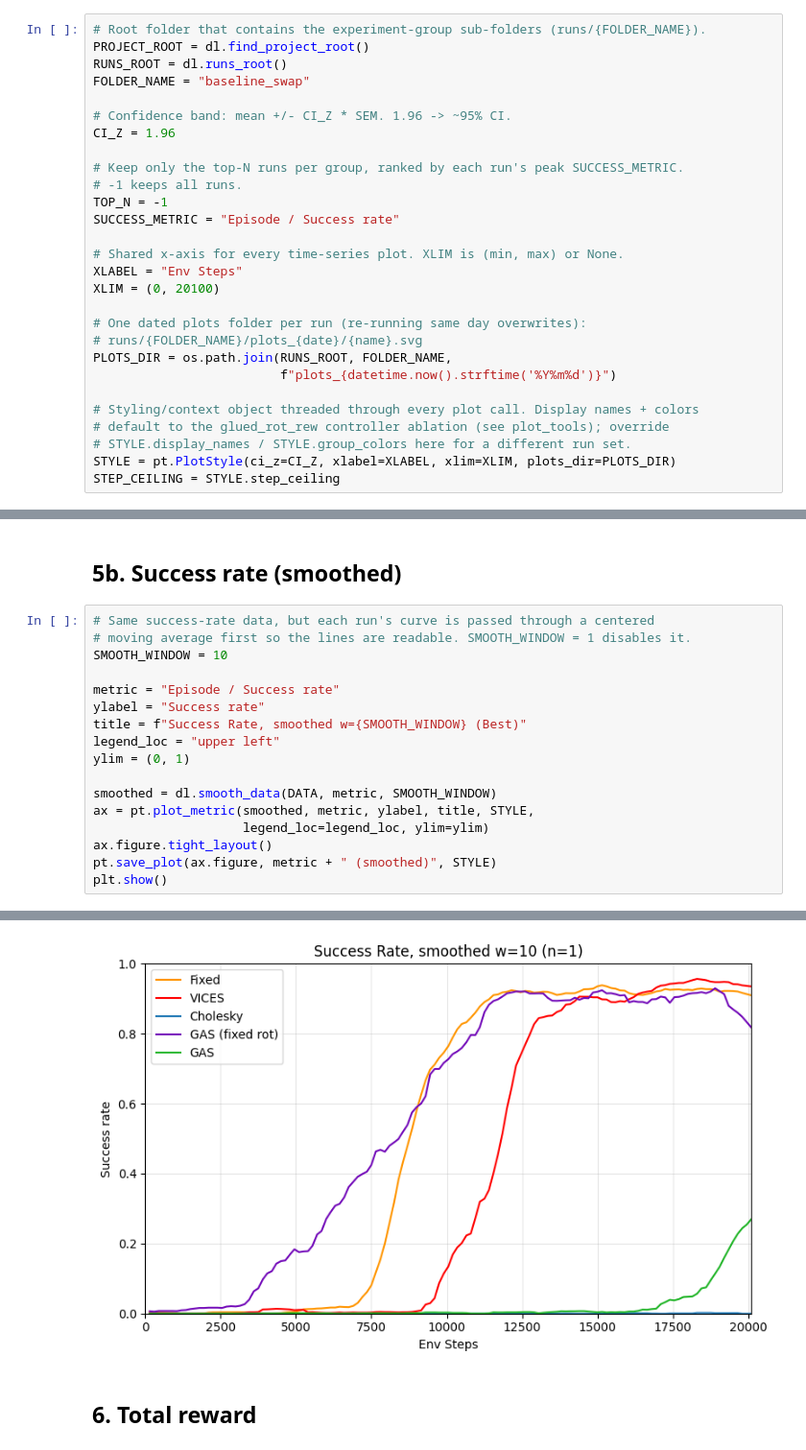
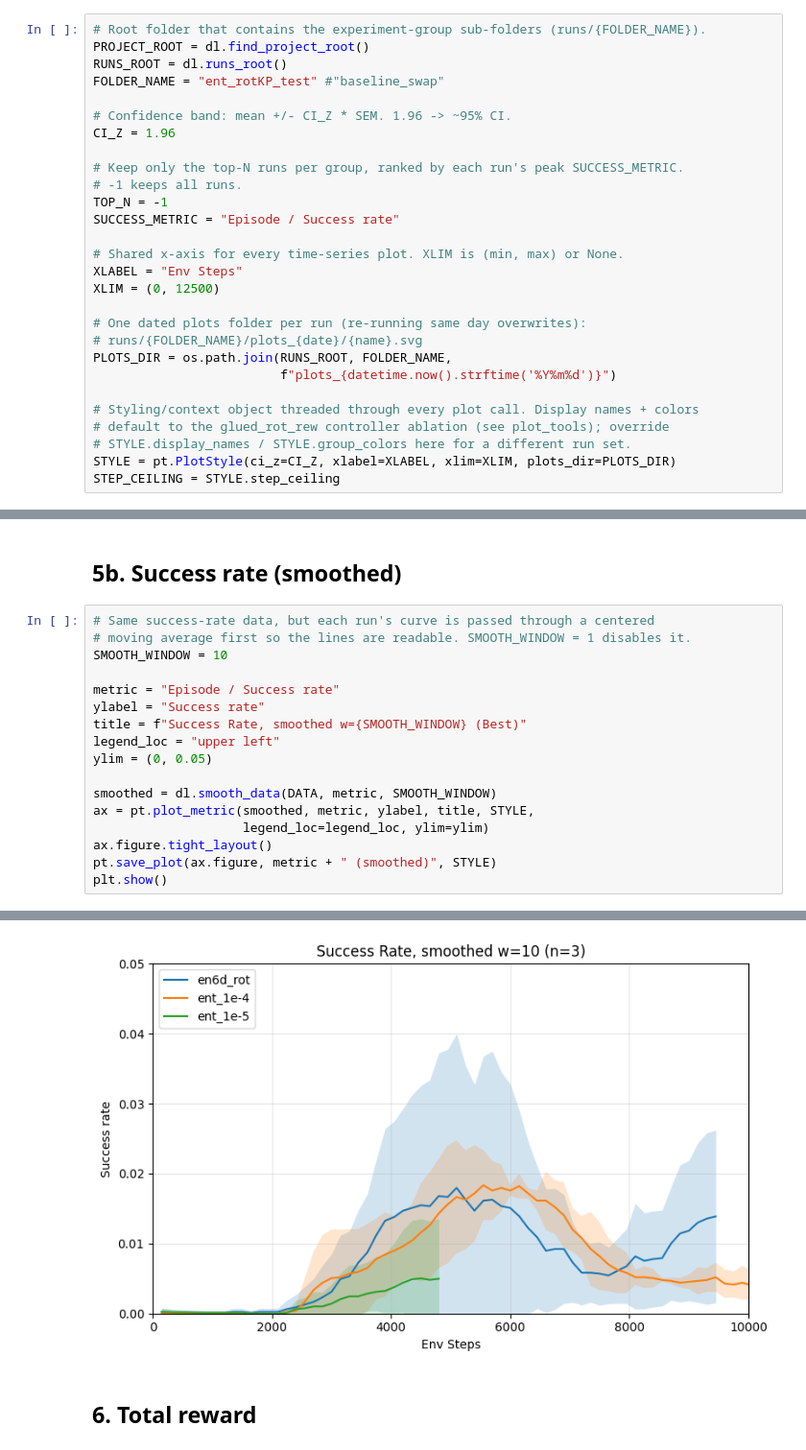
Before and after one commit to RoboNuke/generalized_hybrid_vic_action_space, a Jupyter notebook: data_analysis/analysis.ipynb, the cells around one changed output, grey strips where cells are left out. Shown at 96% size. Cells and saved outputs as stored; diff of their text form.

```diff
--- a/data_analysis/analysis.ipynb
+++ b/data_analysis/analysis.ipynb
@@ -45,7 +45,7 @@ Folder, CI width, x-axis, output folder, and the shared `STYLE` object.
 # Root folder that contains the experiment-group sub-folders (runs/{FOLDER_NAME}).
 PROJECT_ROOT = dl.find_project_root()
 RUNS_ROOT = dl.runs_root()
-FOLDER_NAME = "baseline_swap"
+FOLDER_NAME = "ent_rotKP_test" #"baseline_swap"
 
 # Confidence band: mean +/- CI_Z * SEM. 1.96 -> ~95% CI.
 CI_Z = 1.96
@@ -57,7 +57,7 @@ SUCCESS_METRIC = "Episode / Success rate"
 
 # Shared x-axis for every time-series plot. XLIM is (min, max) or None.
 XLABEL = "Env Steps"
-XLIM = (0, 20100)
+XLIM = (0, 12500)
 
 # One dated plots folder per run (re-running same day overwrites):
 # runs/{FOLDER_NAME}/plots_{date}/{name}.svg
@@ -153,7 +146,7 @@ metric = "Episode / Success rate"
 ylabel = "Success rate"
 title = f"Success Rate, smoothed w={SMOOTH_WINDOW} (Best)"
 legend_loc = "upper left"
-ylim = (0, 1)
+ylim = (0, 0.05)
 
 smoothed = dl.smooth_data(DATA, metric, SMOOTH_WINDOW)
 ax = pt.plot_metric(smoothed, metric, ylabel, title, STYLE,
@@ -166,4 +159,4 @@ saved /home/hunter/generalized_hybrid_vic_action_space/runs/baseline_swap/plots_
-[figure, old version]
+[figure, new version]
 # %% [markdown]
 ## 6. Total reward
 # %%
```
Also changed, not shown: parts of 10 cells of this notebook, 15 other files.
